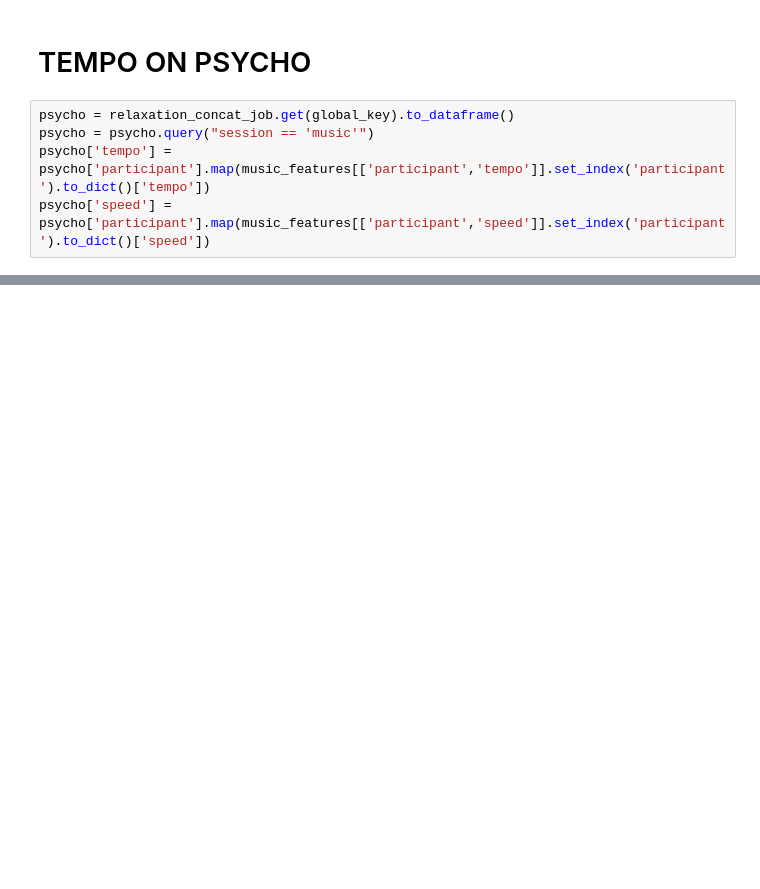
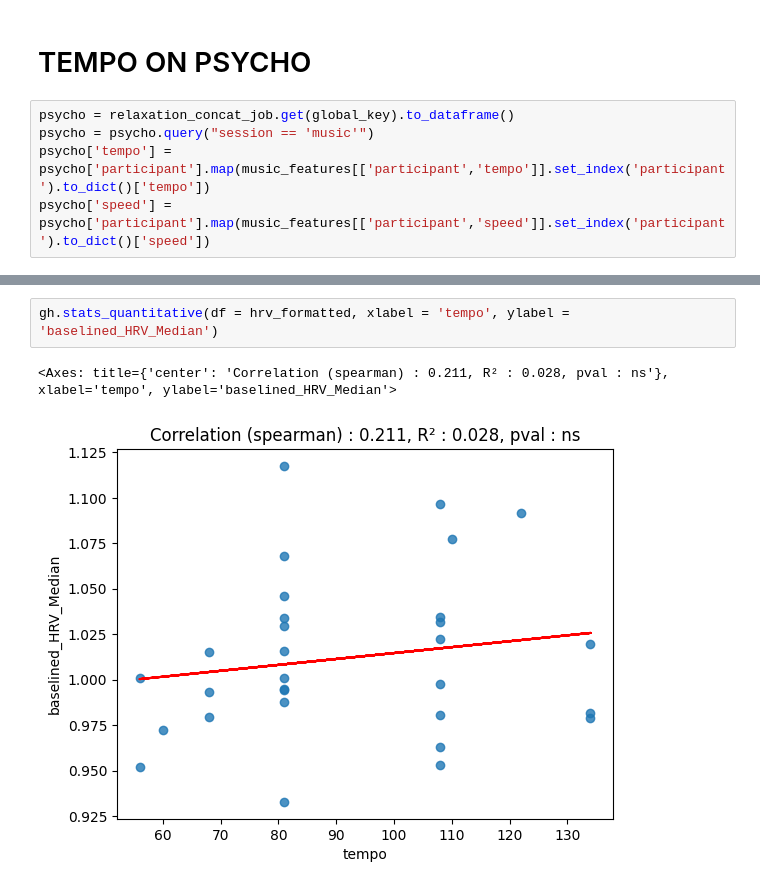
Before and after one commit to ValentinGhibaudo/Emosens_3, a Jupyter notebook: stats_with_tempo.ipynb, the cells around one changed output, grey strips where cells are left out. Drawn from its saved outputs; the diff is of its cells as text; blank space fills up the shorter version.

```diff
--- a/stats_with_tempo.ipynb
+++ b/stats_with_tempo.ipynb
@@ -358,0 +468,5 @@ fig.savefig(save_folder / 'stats_quanti_quanti_tempo_resp_hrv_psycho.png', dpi =
+# %%
+gh.stats_quantitative(df = hrv_formatted, xlabel = 'tempo', ylabel = 'baselined_HRV_Median')
+# %% [output]
+<Axes: title={'center': 'Correlation (spearman) : 0.211, R² : 0.028, pval : ns'}, xlabel='tempo', ylabel='baselined_HRV_Median'>
+[figure, added]
```
Also changed, not shown: parts of 34 cells of this notebook.
